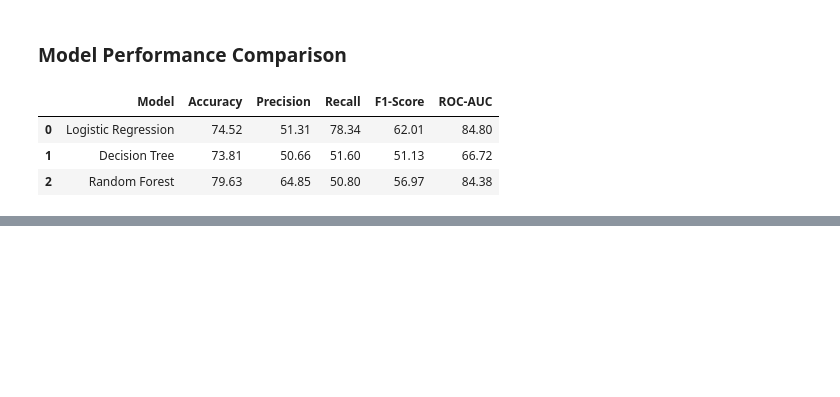
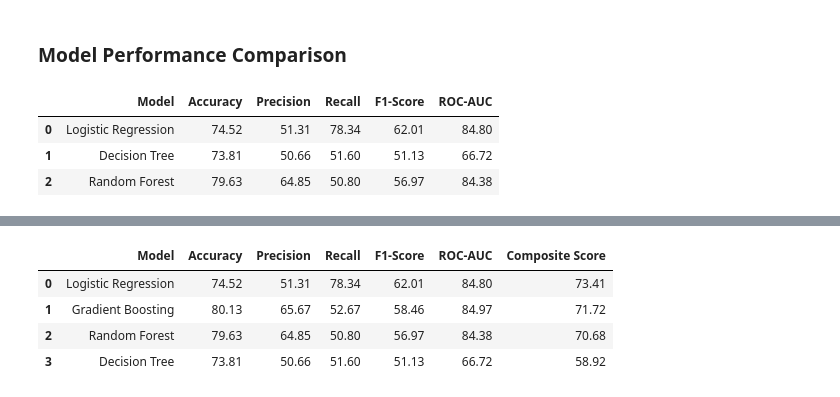
Before and after one commit to AchalaSharma/churn-prediction-project, a Jupyter notebook: notebooks/01_Data_Understanding_and_Initial_EDA.ipynb, the cells around one changed output, grey strips where cells are left out. Drawn from its saved outputs; the diff is of its cells as text; code cells hidden in the pictures; blank space fills up the shorter version.

Commit message:
feat: create initial EDA notebook for customer churn analysis

```diff
--- a/notebooks/01_Data_Understanding_and_Initial_EDA.ipynb
+++ b/notebooks/01_Data_Understanding_and_Initial_EDA.ipynb
@@ -1994,0 +2082,18 @@ model_results_display
+# %%
+# Generate Gradient Boosting predictions
+
+gb_y_pred = gradient_boosting_model.predict(
+    X_test_processed
+)
+
+gb_y_pred_proba = gradient_boosting_model.predict_proba(
+    X_test_processed
+)[:, 1]
+
+print("Gradient Boosting predictions generated successfully.")
+
+print("\nSample predicted classes:")
+print(gb_y_pred[:10])
+
+print("\nSample churn probabilities:")
+print(gb_y_pred_proba[:10].round(4))
@@ -1994,0 +2190,81 @@ model_results_display
+# %%
+# Update model comparison with Gradient Boosting
+
+model_results = pd.DataFrame({
+    'Model': [
+        'Logistic Regression',
+        'Decision Tree',
+        'Random Forest',
+        'Gradient Boosting'
+    ],
+    'Accuracy': [
+        logistic_accuracy,
+        dt_accuracy,
+        rf_accuracy,
+        gb_accuracy
+    ],
+    'Precision': [
+        logistic_precision,
+        dt_precision,
+        rf_precision,
+        gb_precision
+    ],
+    'Recall': [
+        logistic_recall,
+        dt_recall,
+        rf_recall,
+        gb_recall
+    ],
+    'F1-Score': [
+        logistic_f1,
+        dt_f1,
+        rf_f1,
+        gb_f1
+    ],
+    'ROC-AUC': [
+        logistic_roc_auc,
+        dt_roc_auc,
+        rf_roc_auc,
+        gb_roc_auc
+    ]
+})
+
+# Calculate preliminary composite score
+model_results['Composite Score'] = (
+    0.5 * model_results['F1-Score'] +
+    0.5 * model_results['ROC-AUC']
+)
+
+# Rank models by composite score
+model_ranking = (
+    model_results
+    .sort_values(
+        by='Composite Score',
+        ascending=False
+    )
+    .reset_index(drop=True)
+)
+
+# Display as percentages
+model_ranking_display = model_ranking.copy()
+
+percentage_columns = [
+    'Accuracy',
+    'Precision',
+    'Recall',
+    'F1-Score',
+    'ROC-AUC',
+    'Composite Score'
+]
+
+model_ranking_display[percentage_columns] = (
+    model_ranking_display[percentage_columns] * 100
+).round(2)
+
+model_ranking_display
+# %% [output]
+|  | Model | Accuracy | Precision | Recall | F1-Score | ROC-AUC | Composite Score |
+| 0 | Logistic Regression | 74.52 | 51.31 | 78.34 | 62.01 | 84.80 | 73.41 |
+| 1 | Gradient Boosting | 80.13 | 65.67 | 52.67 | 58.46 | 84.97 | 71.72 |
+| 2 | Random Forest | 79.63 | 64.85 | 50.80 | 56.97 | 84.38 | 70.68 |
+| 3 | Decision Tree | 73.81 | 50.66 | 51.60 | 51.13 | 66.72 | 58.92 |
```
Also changed, not shown: parts of 27 cells of this notebook.
